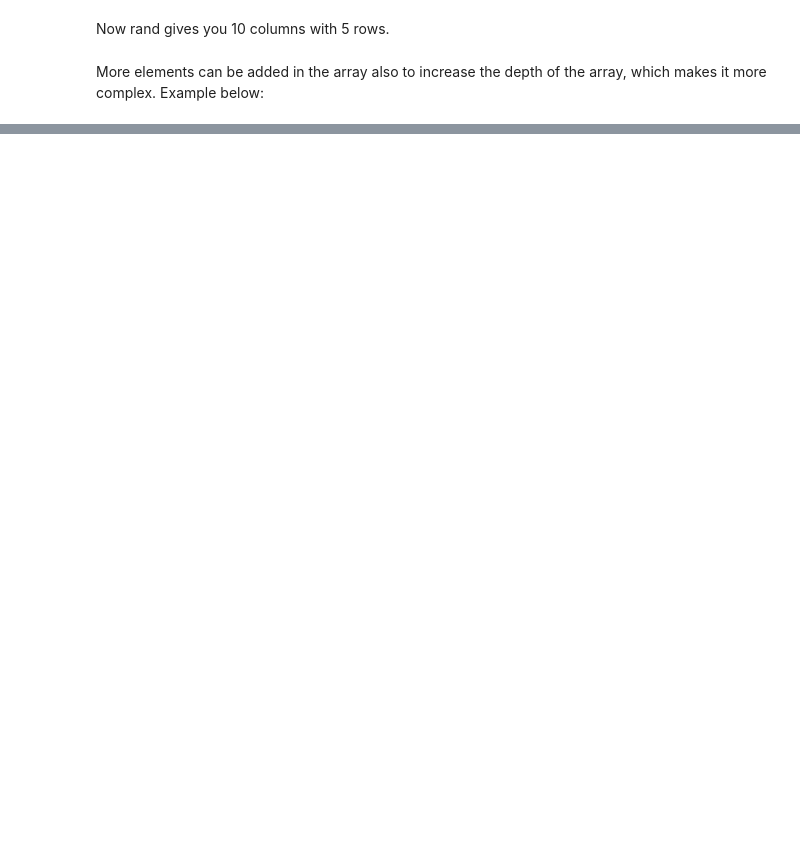
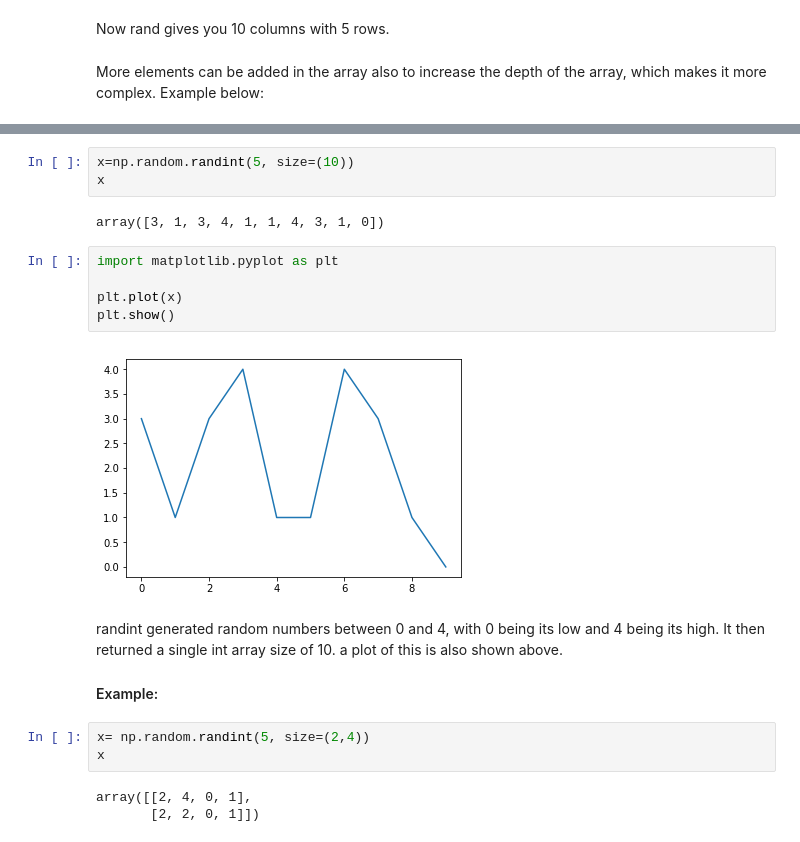
Before and after one commit to LauraOgba/Emerging-Technology, a Jupyter notebook: Numpy Random.ipynb, the cells around one changed output, grey strips where cells are left out. Drawn from its saved outputs; the diff is of its cells as text; blank space fills up the shorter version.

```diff
--- a/Numpy Random.ipynb
+++ b/Numpy Random.ipynb
@@ -80,0 +108,22 @@ In most cases, we would only be dealing with two or one dimensional arrays. This
+# %%
+x=np.random.randint(5, size=(10))
+x
+# %% [output]
+array([3, 1, 3, 4, 1, 1, 4, 3, 1, 0])
+# %%
+import matplotlib.pyplot as plt
+
+plt.plot(x)
+plt.show()
+# %% [output]
+[figure, added]
+# %% [markdown]
+randint generated random numbers between 0 and 4, with 0 being its low and 4 being its high. It then returned a single int array size of 10. a plot of this is also shown above.
+
+#### Example:
+# %%
+x= np.random.randint(5, size=(2,4))
+x
+# %% [output]
+array([[2, 4, 0, 1],
+       [2, 2, 0, 1]])
```
Also changed, not shown: parts of 13 cells of this notebook.
